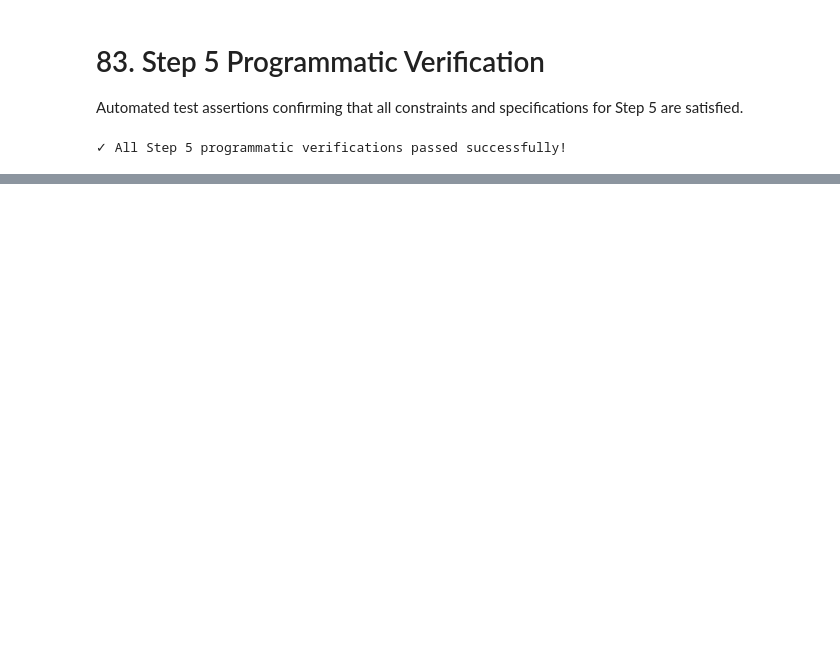
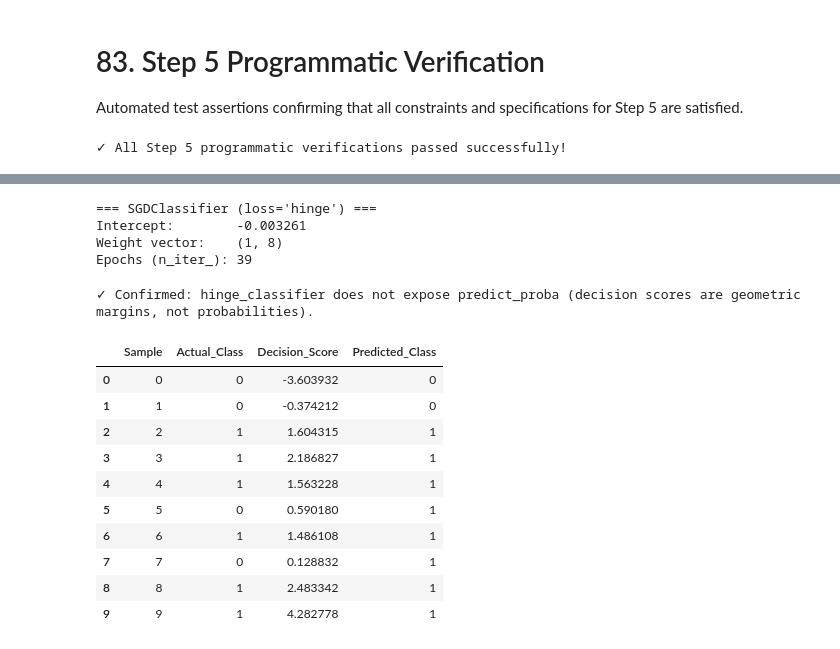
Before and after one commit to abed-dvp/california-housing-training-optimization, a Jupyter notebook: notebook.ipynb, the cells around one changed output, grey strips where cells are left out. Saved outputs shown, nothing was run; the diff lists cells and outputs as text; code cells hidden in the pictures; blank space fills up the shorter version.

Commit message:
Compare classification loss functions

```diff
--- a/notebook.ipynb
+++ b/notebook.ipynb
@@ -2429,0 +2739,57 @@ print("\u2713 All Step 5 programmatic verifications passed successfully!")
+# %%
+# Initialize SGDClassifier with hinge loss and identical optimizer settings
+hinge_classifier = SGDClassifier(
+    loss="hinge",
+    penalty=None,
+    random_state=42,
+    max_iter=1000,
+    tol=1e-3
+)
+
+# Fit on identical training data
+hinge_classifier.fit(X_all_train_scaled, y_class_train.to_numpy())
+
+print("=== SGDClassifier (loss='hinge') ===")
+print(f"Intercept:        {hinge_classifier.intercept_[0]:.6f}")
+print(f"Weight vector:    {hinge_classifier.coef_.shape}")
+print(f"Epochs (n_iter_): {hinge_classifier.n_iter_}")
+# %% [output]
+=== SGDClassifier (loss='hinge') ===
+Intercept:        -0.003261
+Weight vector:    (1, 8)
+Epochs (n_iter_): 39
+# %%
+# Decision scores for the first 10 test samples
+hinge_scores_10 = hinge_classifier.decision_function(X_all_test_scaled[:10])
+hinge_preds_10 = hinge_classifier.predict(X_all_test_scaled[:10])
+
+hinge_demo_df = pd.DataFrame({
+    "Sample": range(10),
+    "Actual_Class": y_class_test.iloc[:10].values,
+    "Decision_Score": hinge_scores_10,
+    "Predicted_Class": hinge_preds_10
+})
+
+# Programmatically confirm that predict_proba is not exposed
+try:
+    hinge_classifier.predict_proba(X_all_test_scaled[:5])
+    has_proba = True
+except AttributeError:
+    has_proba = False
+
+assert not has_proba, "Hinge classifier unexpectedly exposed predict_proba"
+print("\u2713 Confirmed: hinge_classifier does not expose predict_proba (decision scores are geometric margins, not probabilities).")
+hinge_demo_df
+# %% [output]
+✓ Confirmed: hinge_classifier does not expose predict_proba (decision scores are geometric margins, not probabilities).
+|  | Sample | Actual_Class | Decision_Score | Predicted_Class |
+| 0 | 0 | 0 | -3.603932 | 0 |
+| 1 | 1 | 0 | -0.374212 | 0 |
+| 2 | 2 | 1 | 1.604315 | 1 |
+| 3 | 3 | 1 | 2.186827 | 1 |
+| 4 | 4 | 1 | 1.563228 | 1 |
+| 5 | 5 | 0 | 0.590180 | 1 |
+| 6 | 6 | 1 | 1.486108 | 1 |
+| 7 | 7 | 0 | 0.128832 | 1 |
+| 8 | 8 | 1 | 2.483342 | 1 |
+| 9 | 9 | 1 | 4.282778 | 1 |
```
Also changed, not shown: parts of 36 cells of this notebook, 1 other file.
